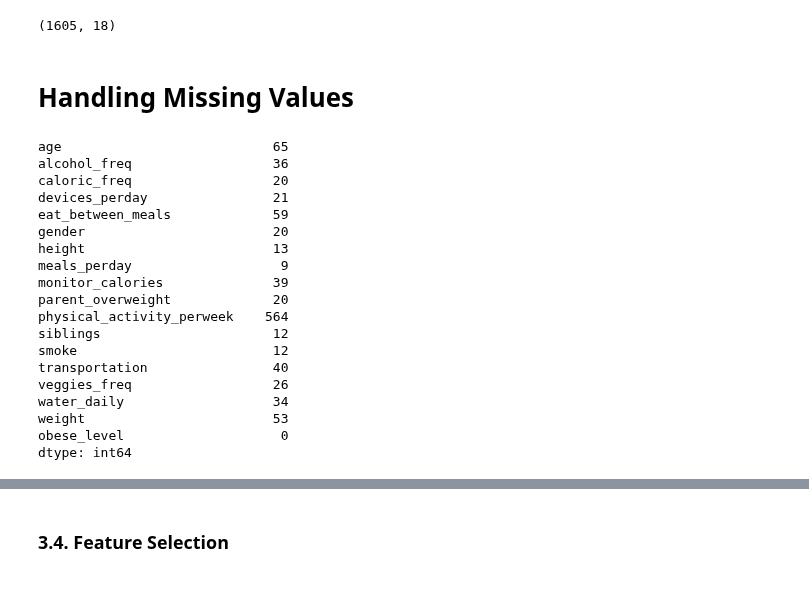
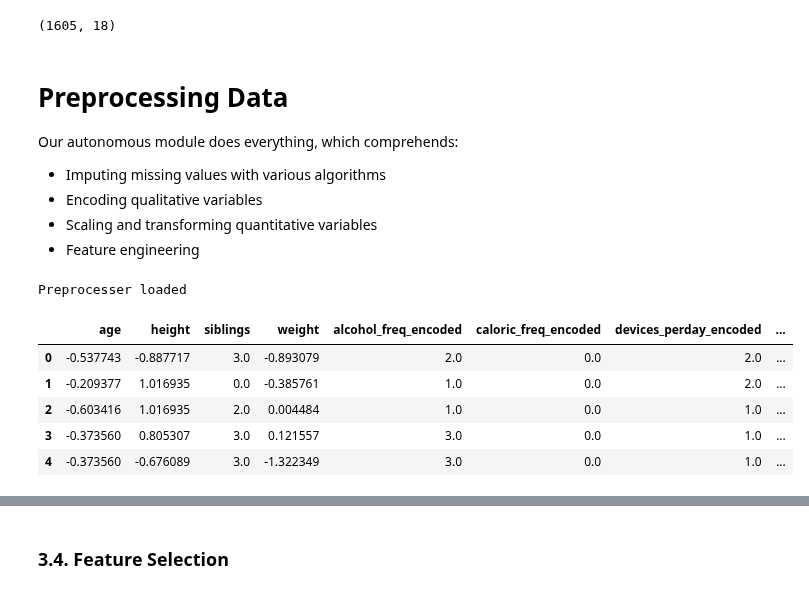
Before and after one commit to 0xMarc0s/IMS_ML_project, a Jupyter notebook: Project_Notebook_Template/Main Pipeline.ipynb, the cells around one changed output, grey strips where cells are left out. Saved outputs shown, nothing was run; the diff lists cells and outputs as text; code cells hidden in the pictures.

Commit message:
Moved everything on the notebook

```diff
--- a/Project_Notebook_Template/Main Pipeline.ipynb
+++ b/Project_Notebook_Template/Main Pipeline.ipynb
@@ -160,26 +162,23 @@ obesity_train.shape # Shape adds up to our expectation (6 rows deleted) 1611 ->
 # %% [output]
 (1605, 18)
 # %% [markdown]
-# Handling Missing Values
+# Preprocessing Data
+Our autonomous module does everything, which comprehends:
+- Imputing missing values with various algorithms
+- Encoding qualitative variables
+- Scaling and transforming quantitative variables
+- Feature engineering
 # %%
-obesity_train.isna().sum()
+from data_preprocesser import preprocesser
+
+my_preprocesser = preprocesser()
+
+preprocessed_train, preprocessed_test = my_preprocesser.run(obesity_train.drop("obese_level", axis=1), obesity_test)
 # %% [output]
-age                           65
-alcohol_freq                  36
-caloric_freq                  20
-devices_perday                21
-eat_between_meals             59
-gender                        20
-height                        13
-meals_perday                   9
-monitor_calories              39
-parent_overweight             20
-physical_activity_perweek    564
-siblings                      12
-smoke                         12
-transportation                40
-veggies_freq                  26
-water_daily                   34
-weight                        53
-obese_level                    0
-dtype: int64
+Preprocesser loaded
+|  | age | height | siblings | weight | alcohol_freq_encoded | caloric_freq_encoded | devices_perday_encoded | ... |
+| 0 | -0.537743 | -0.887717 | 3.0 | -0.893079 | 2.0 | 0.0 | 2.0 | ... |
+| 1 | -0.209377 | 1.016935 | 0.0 | -0.385761 | 1.0 | 0.0 | 2.0 | ... |
+| 2 | -0.603416 | 1.016935 | 2.0 | 0.004484 | 1.0 | 0.0 | 1.0 | ... |
+| 3 | -0.373560 | 0.805307 | 3.0 | 0.121557 | 3.0 | 0.0 | 1.0 | ... |
+| 4 | -0.373560 | -0.676089 | 3.0 | -1.322349 | 3.0 | 0.0 | 1.0 | ... |
```
Also changed, not shown: parts of 21 cells of this notebook, 1 other file.
